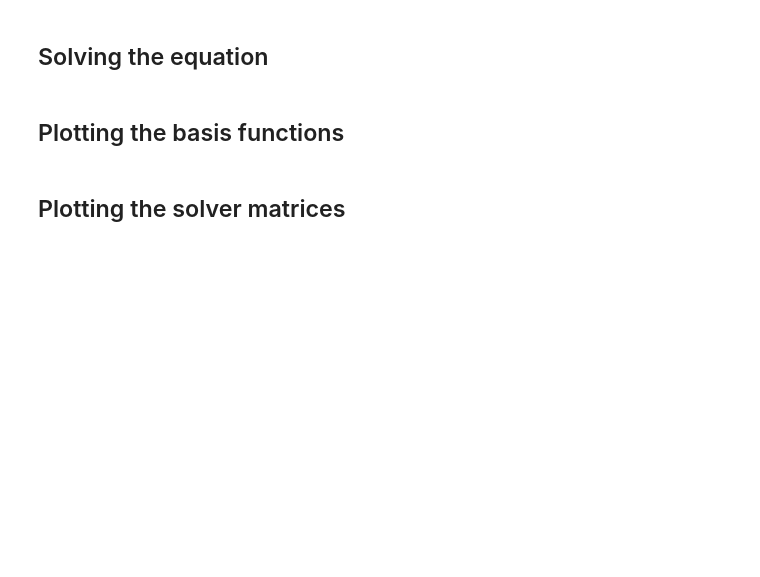
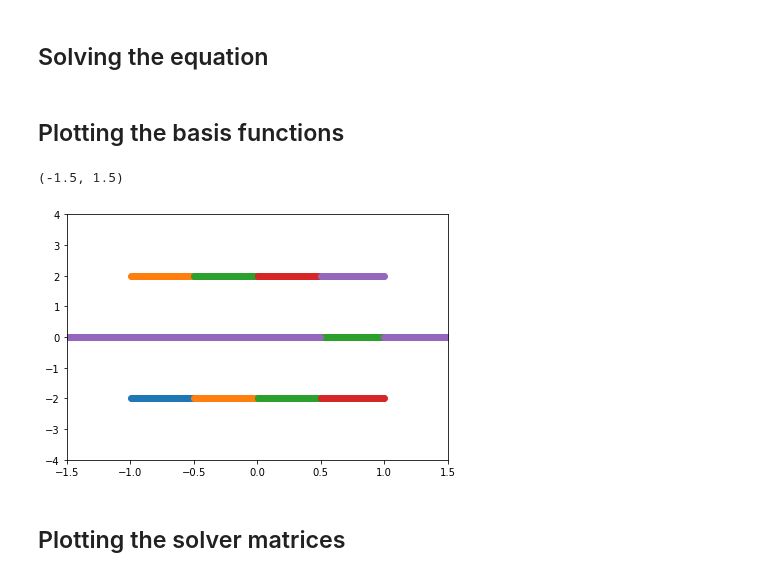
Before and after one commit to sprmsv/Helmholtz-VPINNs, a Jupyter notebook: src/FEM_Validation.ipynb, the cells around one changed output. Drawn from its saved outputs; the diff is of its cells as text; code cells hidden in the pictures; blank space fills up the shorter version.

```diff
--- a/src/FEM_Validation.ipynb
+++ b/src/FEM_Validation.ipynb
@@ -28,13 +25,21 @@ u, u_x = Exact_HelmholtzImpedance_const(f(0), k, a, b, ga, gb)
 # %% [markdown]
 ## Plotting the basis functions
 # %%
-# fig, ax = plt.subplots()
-# xpts = np.linspace(a, b, solver.N + 1)
-# # for i in range(solver.N + 1):
-#     ypts = solver.phi_x(i)(xpts)
-#     ax.plot(xpts, ypts)
-# ax.set_ylim([-1, 2])
-# ax.set_xlim([a - .5, b + .5])
+from utils import Finite_Elements
+
+testfuncs = 5
+finite_elements = Finite_Elements(testfuncs - 1, a, b, dtype=np.ndarray)()
+
+fig, ax = plt.subplots()
+xpts = np.linspace(a - .5, b + .5, 500)
+for v_k in finite_elements[:]:
+    ypts = v_k.deriv(1)(xpts)
+    ax.scatter(xpts, ypts)
+ax.set_ylim([-4, +4])
+ax.set_xlim([a - .5, b + .5])
+# %% [output]
+(-1.5, 1.5)
+[figure, added]
 # %% [markdown]
 ## Plotting the solver matrices
 # %%
```
Also changed, not shown: parts of 5 cells of this notebook, 2 other files.
